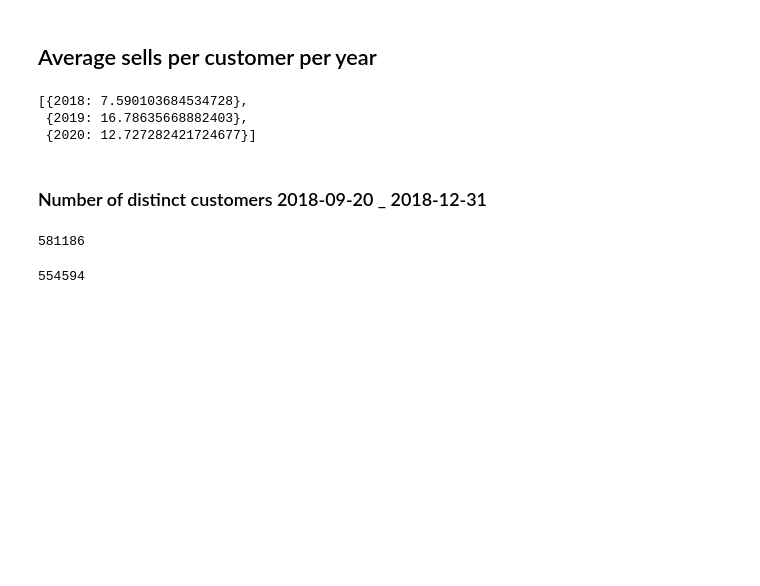
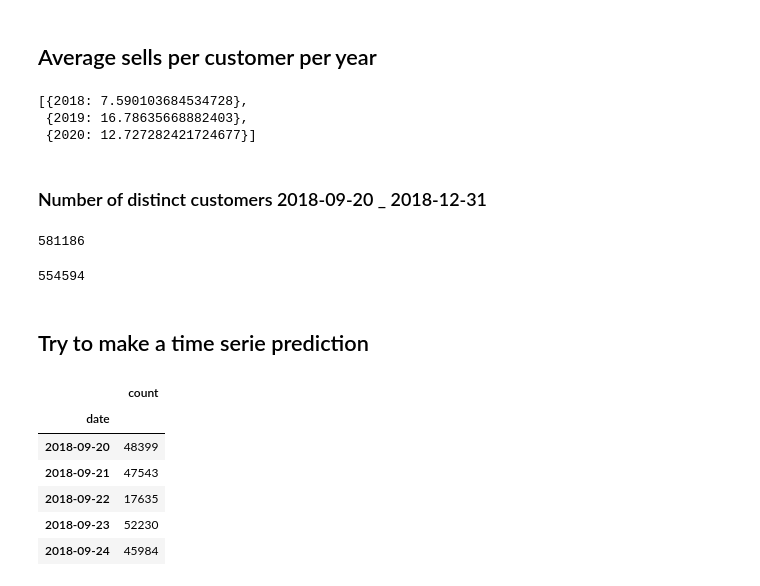
Before and after one commit to owl2/kaggle, a Jupyter notebook: hm/exploration.ipynb, the cells around one changed output. Saved outputs shown, nothing was run; the diff lists cells and outputs as text; code cells hidden in the pictures; blank space fills up the shorter version.

```diff
--- a/hm/exploration.ipynb
+++ b/hm/exploration.ipynb
@@ -77,3 +89,24 @@ distinct_customer_2019 = sales_2019.groupby(['customer_id']).count()
 distinct_customer_2019.reset_index()['customer_id'].count()
 # %% [output]
 554594
+# %% [markdown]
+## Try to make a time serie prediction
+# %%
+sales_year = transaction_train_df[transaction_train_df['t_dat'].dt.year == 2018]
+sales_year = sales_year.groupby(['t_dat']).count().reset_index()
+sales_year = sales_year[['t_dat', 'price']].rename(columns={"t_dat": "date", "price": "count"}).set_index('date')
+
+test = transaction_train_df[(transaction_train_df['t_dat'] >= '2019-12-01') & (transaction_train_df['t_dat'] < '2019-12-31')]
+test = test.groupby(['t_dat']).count().reset_index()
+test = test[['t_dat', 'price']].rename(columns={"t_dat": "date", "price": "count"}).set_index('date')
+# sales_year = sales_year.to_frame()
+#sales_year.rename(columns={"t_dat": "date", 1: "count"})
+sales_year.head()
+# %% [output]
+|  | count |
+| date |  |
+| 2018-09-20 | 48399 |
+| 2018-09-21 | 47543 |
+| 2018-09-22 | 17635 |
+| 2018-09-23 | 52230 |
+| 2018-09-24 | 45984 |
```
Also changed, not shown: parts of 7 cells of this notebook, 4 other files.
